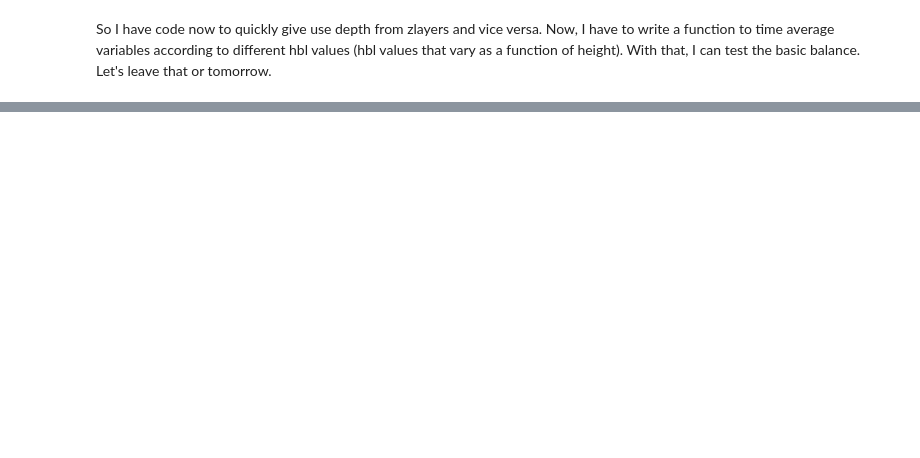
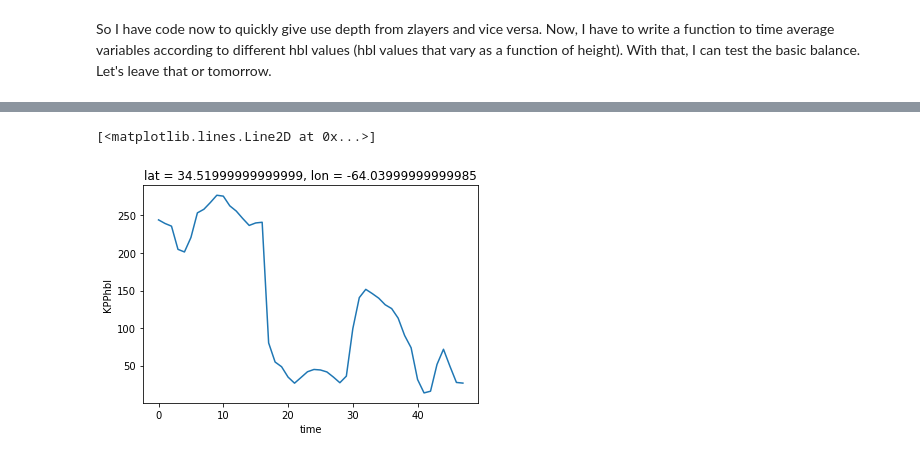
Before and after one commit to avik2007/CoupledOceAtmo, a Jupyter notebook: mit_geos_analysis/notebook13_budgetdepthanalysis.ipynb, the cells around one changed output, grey strips where cells are left out. Drawn from its saved outputs; the diff is of its cells as text; code cells hidden in the pictures; blank space fills up the shorter version.

Commit message:
Added some functions to start comparing methods of balancing the budget (see notebook14)

```diff
--- a/mit_geos_analysis/notebook13_budgetdepthanalysis.ipynb
+++ b/mit_geos_analysis/notebook13_budgetdepthanalysis.ipynb
@@ -1121,0 +702,14 @@ So I have code now to quickly give use depth from zlayers and vice versa. Now, I
+# %%
+latsel = 34.5
+lonsel = -64
+hblsel = hbl['KPPhbl'].sel(lat=latsel,lon=lonsel,method='nearest')
+zetasel = Zeta['Zeta'].sel(lat=latsel,lon=lonsel,method='nearest')
+qsel = Q['oceQnet'].sel(lat=latsel,lon=lonsel,method='nearest')
+HAdvsel = HAdv['HAdv'].sel(lat=latsel,lon=lonsel,method='nearest')
+Thetasel = Theta['Theta'].sel(lat=latsel,lon=lonsel,method='nearest')
+# %%
+HAdvsel = HAdvsel[0:48].compute()
+Thetasel = Thetasel[0:48].compute()
+hblsel = hblsel[0:48].compute()
+zetasel = zetasel[0:48].compute()
+qsel = qsel[0:48].compute()
@@ -1121,0 +946,6 @@ So I have code now to quickly give use depth from zlayers and vice versa. Now, I
+# %%
+%matplotlib inline
+hblsel.plot()
+# %% [output]
+[<matplotlib.lines.Line2D at 0x...>]
+[figure, added]
```
Also changed, not shown: parts of 189 cells of this notebook, 54 other files.
